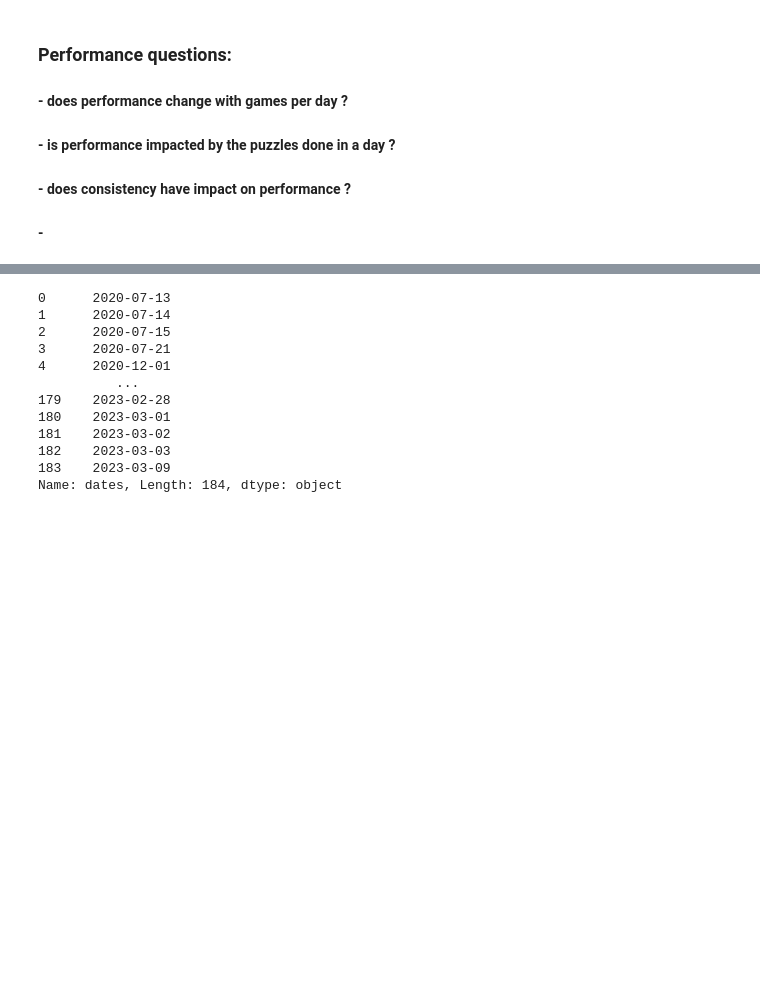
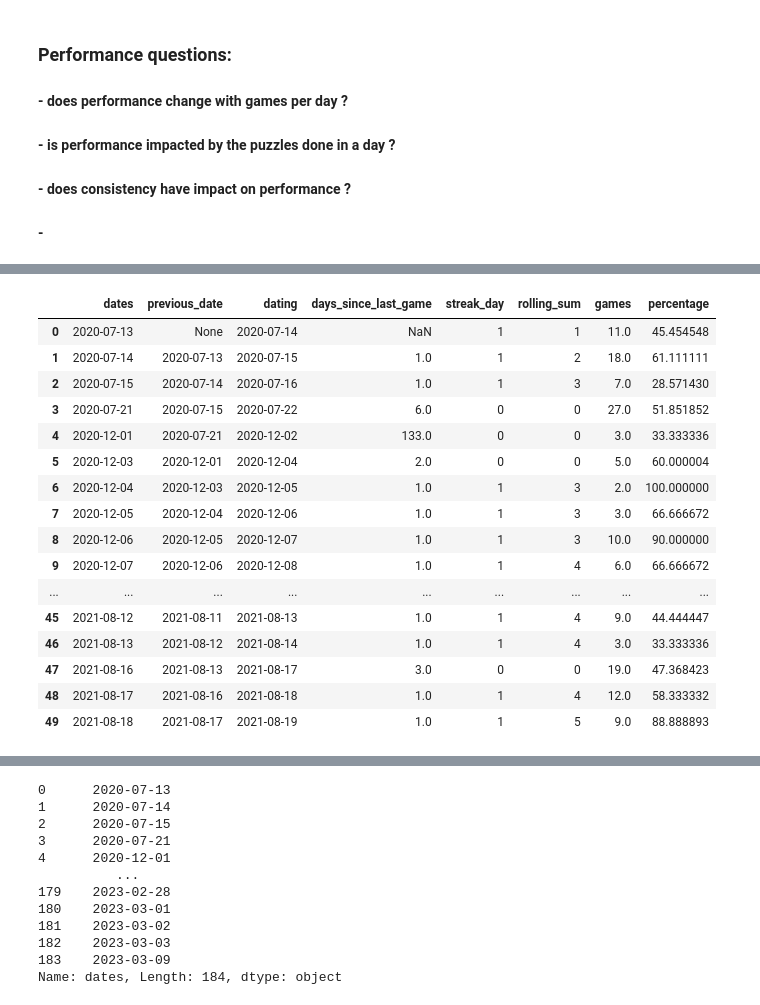
Before and after one commit to modestas-m/chess.com-performance-analysis, a Jupyter notebook: Performance analysis.ipynb, the cells around one changed output, grey strips where cells are left out. Cells and saved outputs as stored; diff of their text form; code cells hidden in the pictures; blank space fills up the shorter version.

```diff
--- a/Performance analysis.ipynb
+++ b/Performance analysis.ipynb
@@ -208,3 +279,23 @@ from df group by dates
+# %%
+df_joint.head(50)
+# %% [output]
+|  | dates | previous_date | dating | days_since_last_game | streak_day | rolling_sum | games | percentage |
+| 0 | 2020-07-13 | None | 2020-07-14 | NaN | 1 | 1 | 11.0 | 45.454548 |
+| 1 | 2020-07-14 | 2020-07-13 | 2020-07-15 | 1.0 | 1 | 2 | 18.0 | 61.111111 |
+| 2 | 2020-07-15 | 2020-07-14 | 2020-07-16 | 1.0 | 1 | 3 | 7.0 | 28.571430 |
+| 3 | 2020-07-21 | 2020-07-15 | 2020-07-22 | 6.0 | 0 | 0 | 27.0 | 51.851852 |
+| 4 | 2020-12-01 | 2020-07-21 | 2020-12-02 | 133.0 | 0 | 0 | 3.0 | 33.333336 |
+| 5 | 2020-12-03 | 2020-12-01 | 2020-12-04 | 2.0 | 0 | 0 | 5.0 | 60.000004 |
+| 6 | 2020-12-04 | 2020-12-03 | 2020-12-05 | 1.0 | 1 | 3 | 2.0 | 100.000000 |
+| 7 | 2020-12-05 | 2020-12-04 | 2020-12-06 | 1.0 | 1 | 3 | 3.0 | 66.666672 |
+| 8 | 2020-12-06 | 2020-12-05 | 2020-12-07 | 1.0 | 1 | 3 | 10.0 | 90.000000 |
+| 9 | 2020-12-07 | 2020-12-06 | 2020-12-08 | 1.0 | 1 | 4 | 6.0 | 66.666672 |
+| ... | ... | ... | ... | ... | ... | ... | ... | ... |
+| 45 | 2021-08-12 | 2021-08-11 | 2021-08-13 | 1.0 | 1 | 4 | 9.0 | 44.444447 |
+| 46 | 2021-08-13 | 2021-08-12 | 2021-08-14 | 1.0 | 1 | 4 | 3.0 | 33.333336 |
+| 47 | 2021-08-16 | 2021-08-13 | 2021-08-17 | 3.0 | 0 | 0 | 19.0 | 47.368423 |
+| 48 | 2021-08-17 | 2021-08-16 | 2021-08-18 | 1.0 | 1 | 4 | 12.0 | 58.333332 |
+| 49 | 2021-08-18 | 2021-08-17 | 2021-08-19 | 1.0 | 1 | 5 | 9.0 | 88.888893 |
 # %%
 %sql df_last_game << select dates, previous_date, dates+1 as dating, \
 date_diff('day', previous_date, dates) as days_since_last_game \
```
Also changed, not shown: parts of 16 cells of this notebook.
